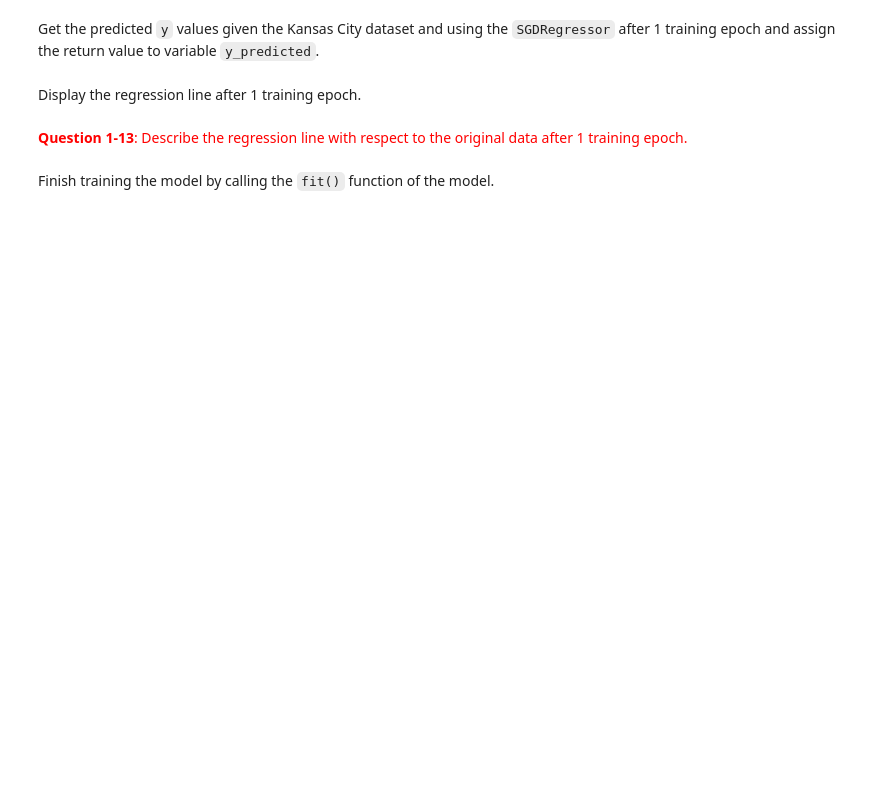
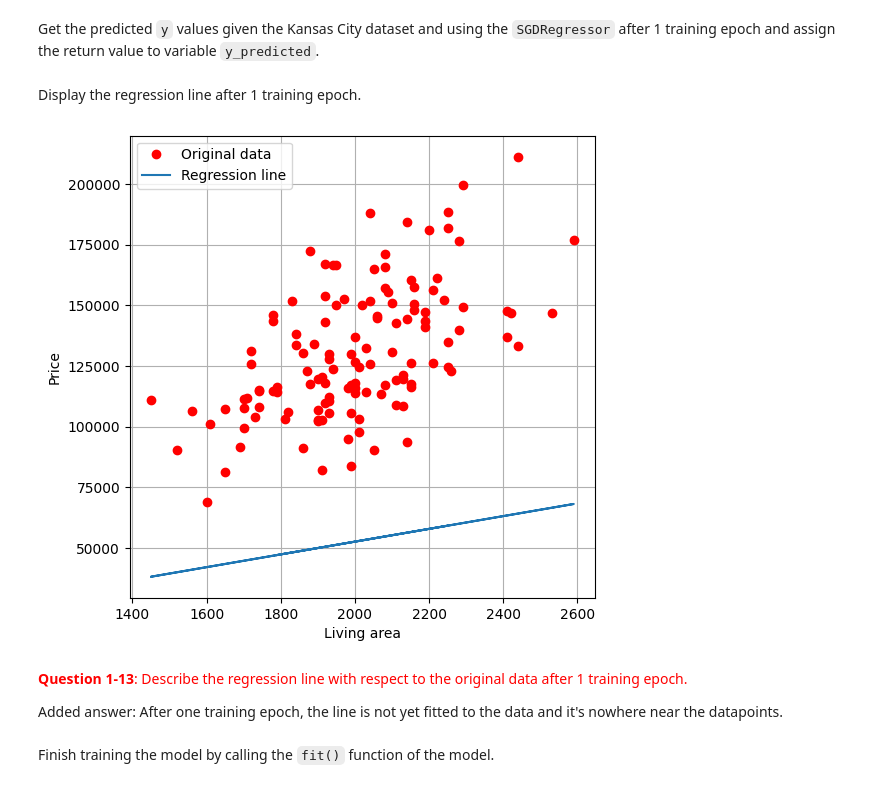
Before and after one commit to clavzno/U1RJTlRTWV9udGJr, a Jupyter notebook: notebook2 linear-regression-release/02 - Linear Regression - Blank.ipynb, the cells around one changed output. Cells and saved outputs as stored; diff of their text form; code cells hidden in the pictures; blank space fills up the shorter version.

```diff
--- a/notebook2 linear-regression-release/02 - Linear Regression - Blank.ipynb
+++ b/notebook2 linear-regression-release/02 - Linear Regression - Blank.ipynb
@@ -431,4 +621,15 @@ See the documentation [here](https://scikit-learn.org/stable/modules/generated/s
+# %%
+# Write your code here
+model = SGDRegressor(
+    eta0 = 1e-9,
+    max_iter = 200,
+    penalty = None,
+    learning_rate = 'constant',
+    random_state = 1,
+    verbose = 1
+)
 # %% [markdown]
 Call the `partial_fit()` function of the model to train it for 1 epoch.
 # %%
 # Write your code here
+model.partial_fit(X_kansas, y_kansas)
@@ -436,5 +643,6 @@ Call the `partial_fit()` function of the model to train it for 1 epoch.
 Get the predicted `y` values given the Kansas City dataset and using the `SGDRegressor` after 1 training epoch and assign the return value to variable `y_predicted`.
 # %%
 # Write your code here
+y_predicted = model.predict(X_kansas)
 # %% [markdown]
 Display the regression line after 1 training epoch.
@@ -443,5 +649,19 @@ Display the regression line after 1 training epoch.
+# %%
+# Write your code here
+fig, ax3 = plt.subplots() # create figure and set of subplots, fig is figure and ax3 is axes
+ax3.plot(X_kansas, y_kansas, 'ro', label = 'Original data') # plot original data using red circles
+line3, = ax3.plot(X_kansas, y_predicted, label = 'Regression line') # plot regression line
+plt.xlabel('Living area')
+plt.ylabel('Price')
+ax3.legend()
+plt.grid()
+plt.show()
+# %% [output]
+[figure, added]
 # %% [markdown]
 <span style="color:red;">**Question 1-13**: Describe the regression line with respect to the original data after 1 training epoch. </span>
+
+Added answer: After one training epoch, the line is not yet fitted to the data and it's nowhere near the datapoints.
 # %% [markdown]
 Finish training the model by calling the `fit()` function of the model.
 # %%
```
Also changed, not shown: parts of 68 cells of this notebook, 12 other files.
